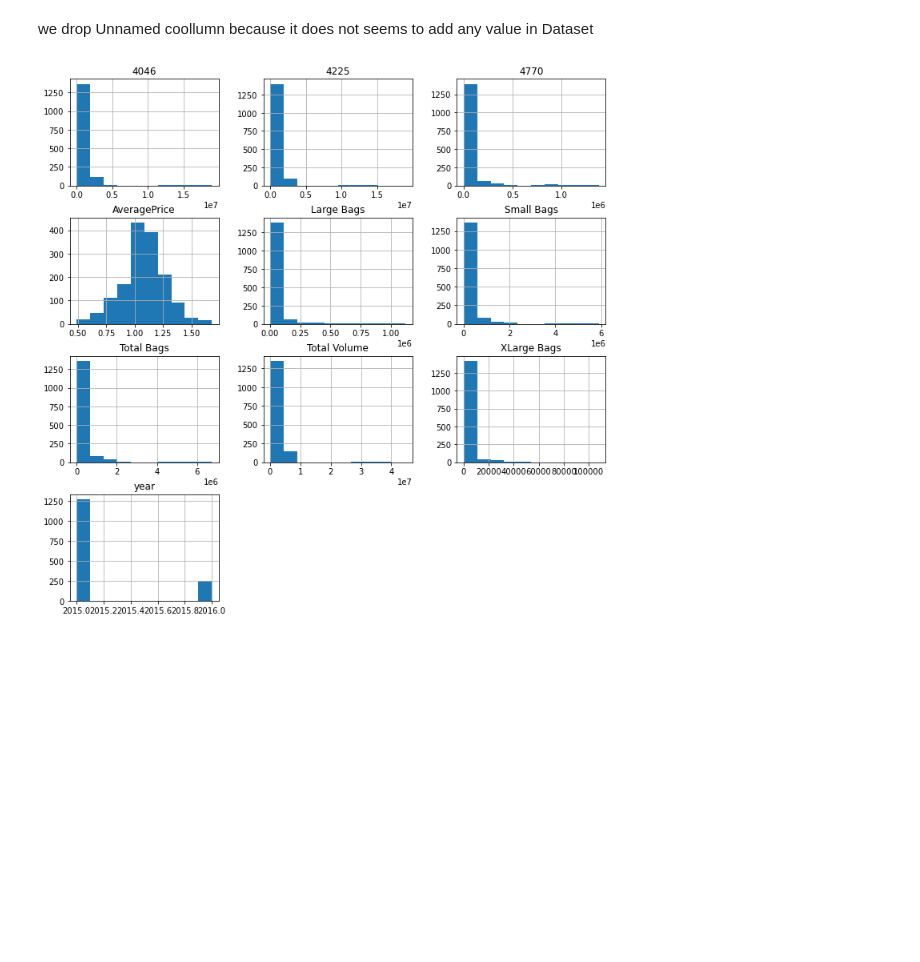
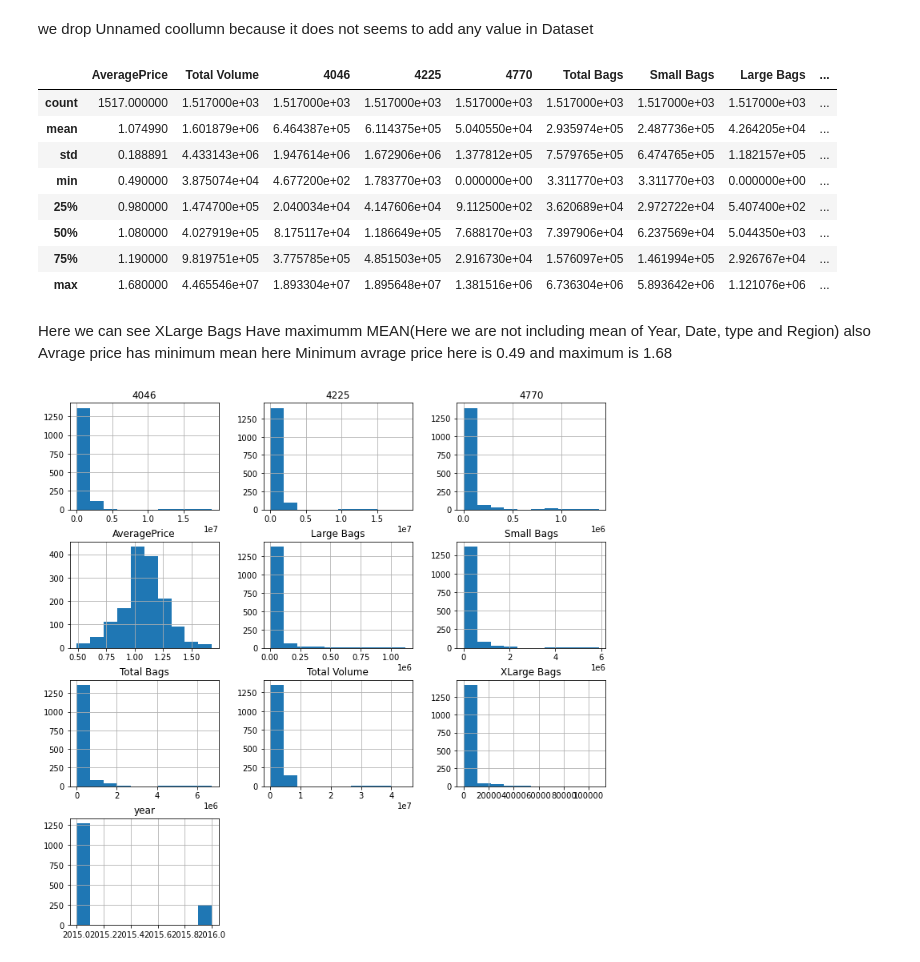
Before and after one commit to Anwesh91/M20_Prpject2020, a Jupyter notebook: M20_P3_Avocado.ipynb, the cells around one changed output. Drawn from its saved outputs; the diff is of its cells as text; code cells hidden in the pictures; blank space fills up the shorter version.

```diff
--- a/M20_P3_Avocado.ipynb
+++ b/M20_P3_Avocado.ipynb
@@ -172,6 +157,21 @@ df.shape
 df.drop('Unnamed: 0', axis=1,inplace=True)
 # %% [markdown]
 we drop Unnamed coollumn because it does not seems to add any value in Dataset
+# %%
+df.describe()
+# %% [output]
+|  | AveragePrice | Total Volume | 4046 | 4225 | 4770 | Total Bags | Small Bags | Large Bags | ... |
+| count | 1517.000000 | 1.517000e+03 | 1.517000e+03 | 1.517000e+03 | 1.517000e+03 | 1.517000e+03 | 1.517000e+03 | 1.517000e+03 | ... |
+| mean | 1.074990 | 1.601879e+06 | 6.464387e+05 | 6.114375e+05 | 5.040550e+04 | 2.935974e+05 | 2.487736e+05 | 4.264205e+04 | ... |
+| std | 0.188891 | 4.433143e+06 | 1.947614e+06 | 1.672906e+06 | 1.377812e+05 | 7.579765e+05 | 6.474765e+05 | 1.182157e+05 | ... |
+| min | 0.490000 | 3.875074e+04 | 4.677200e+02 | 1.783770e+03 | 0.000000e+00 | 3.311770e+03 | 3.311770e+03 | 0.000000e+00 | ... |
+| 25% | 0.980000 | 1.474700e+05 | 2.040034e+04 | 4.147606e+04 | 9.112500e+02 | 3.620689e+04 | 2.972722e+04 | 5.407400e+02 | ... |
+| 50% | 1.080000 | 4.027919e+05 | 8.175117e+04 | 1.186649e+05 | 7.688170e+03 | 7.397906e+04 | 6.237569e+04 | 5.044350e+03 | ... |
+| 75% | 1.190000 | 9.819751e+05 | 3.775785e+05 | 4.851503e+05 | 2.916730e+04 | 1.576097e+05 | 1.461994e+05 | 2.926767e+04 | ... |
+| max | 1.680000 | 4.465546e+07 | 1.893304e+07 | 1.895648e+07 | 1.381516e+06 | 6.736304e+06 | 5.893642e+06 | 1.121076e+06 | ... |
+# %% [markdown]
+Here we can see XLarge Bags Have maximumm MEAN(Here we are not including mean of Year, Date, type and Region) also Avrage price has minimum mean here
+Minimum avrage price here is 0.49 and maximum is 1.68
 # %%
 df.hist(figsize=(12,12));
 # %% [output]
```
Also changed, not shown: parts of 9 cells of this notebook, 2 other files.
